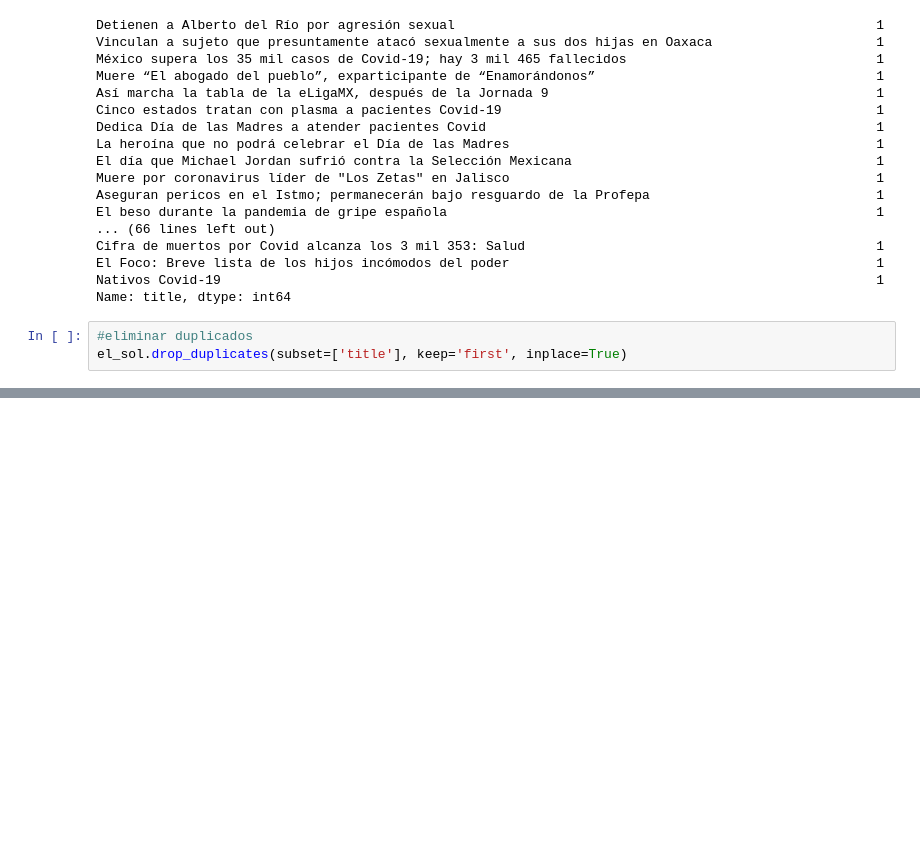
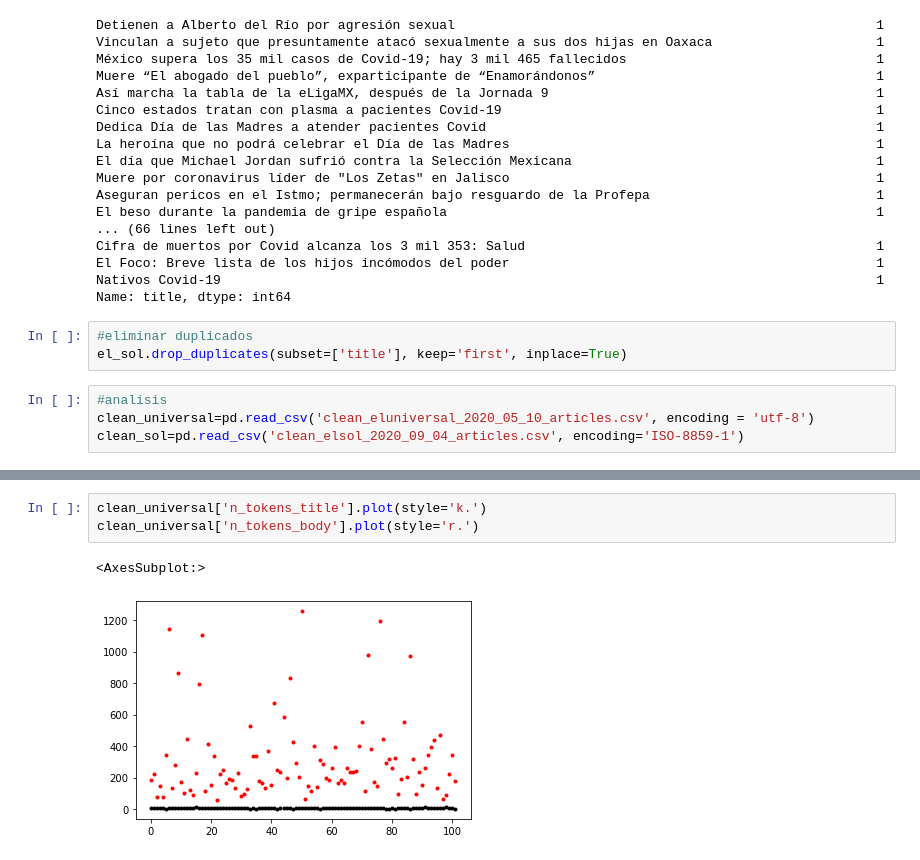
Before and after one commit to JesusNoelValMo/web_scrapper, a Jupyter notebook: Transformaciones.ipynb, the cells around one changed output, grey strips where cells are left out. Saved outputs shown, nothing was run; the diff lists cells and outputs as text; blank space fills up the shorter version.

Commit message:
adding another cleaned DS and comparing the statisthics between both of them

```diff
--- a/Transformaciones.ipynb
+++ b/Transformaciones.ipynb
@@ -222,3 +223,7 @@ Name: title, dtype: int64
 # %%
 #eliminar duplicados
 el_sol.drop_duplicates(subset=['title'], keep='first', inplace=True)
+# %%
+#analisis
+clean_universal=pd.read_csv('clean_eluniversal_2020_05_10_articles.csv', encoding = 'utf-8')
+clean_sol=pd.read_csv('clean_elsol_2020_09_04_articles.csv', encoding='ISO-8859-1')
@@ -224,0 +273,6 @@ el_sol.drop_duplicates(subset=['title'], keep='first', inplace=True)
+# %%
+clean_universal['n_tokens_title'].plot(style='k.')
+clean_universal['n_tokens_body'].plot(style='r.')
+# %% [output]
+<AxesSubplot:>
+[figure, added]
```
Also changed, not shown: parts of 6 cells of this notebook, 3 other files.
